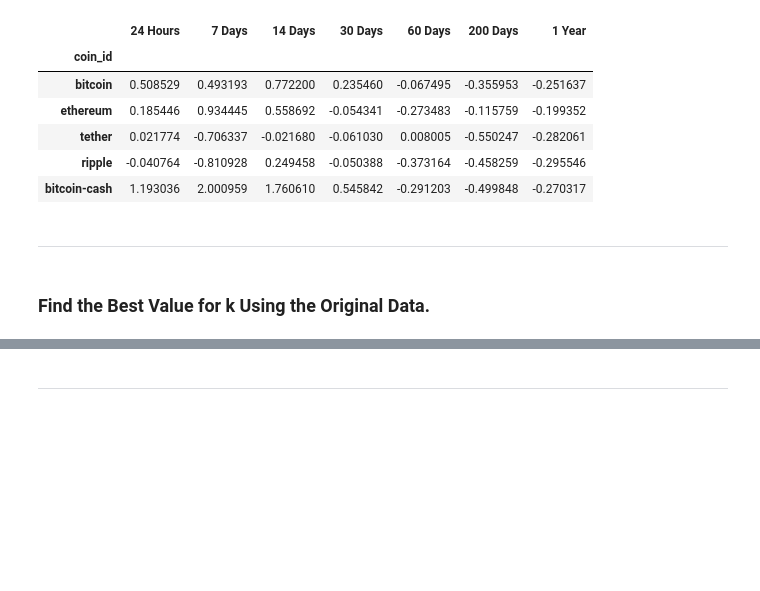
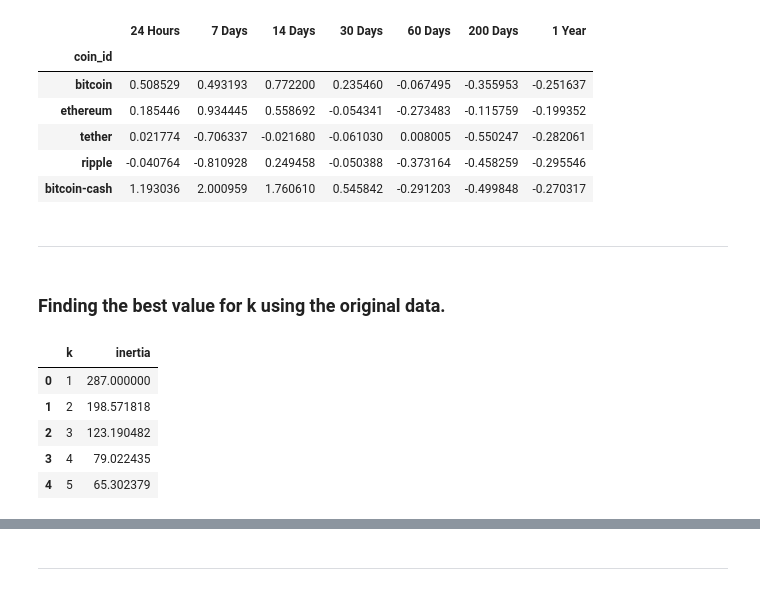
Before and after one commit to amdruggan/CryptoClustering, a Jupyter notebook: Crypto_Clustering.ipynb, the cells around one changed output, grey strips where cells are left out. Saved outputs shown, nothing was run; the diff lists cells and outputs as text; code cells hidden in the pictures; blank space fills up the shorter version.

```diff
--- a/Crypto_Clustering.ipynb
+++ b/Crypto_Clustering.ipynb
@@ -87,23 +90,39 @@ df_scaled_market_data.head()
 # %% [markdown]
 ---
 # %% [markdown]
-### Find the Best Value for k Using the Original Data.
+### Finding the best value for k using the original data.
 # %%
 # Create a list with the number of k-values from 1 to 11
+k = list(range(1, 11))
 # %%
 # Create an empty list to store the inertia values
-
+inertia_values = []
 
 # Create a for loop to compute the inertia with each possible value of k
 # Inside the loop:
 # 1. Create a KMeans model using the loop counter for the n_clusters
 # 2. Fit the model to the data using `df_market_data_scaled`
 # 3. Append the model.inertia_ to the inertia list
+for i in k:
+    model = KMeans(n_clusters=i, random_state=0)
+    model.fit(df_scaled_market_data)
+    inertia_values.append(model.inertia_)
 # %%
 # Create a dictionary with the data to plot the Elbow curve
-
+Elbow_curve_dict = {"k": k, "inertia": inertia_values}
 
 # Create a DataFrame with the data to plot the Elbow curve
+df_elbow_curve = pd.DataFrame(Elbow_curve_dict)
+# %%
+# Check the elbow curve dataframe
+df_elbow_curve.head()
+# %% [output]
+|  | k | inertia |
+| 0 | 1 | 287.000000 |
+| 1 | 2 | 198.571818 |
+| 2 | 3 | 123.190482 |
+| 3 | 4 | 79.022435 |
+| 4 | 5 | 65.302379 |
 # %%
 # Plot a line chart with all the inertia values computed with
 # the different values of k to visually identify the optimal value for k.
```
Also changed, not shown: parts of 30 cells of this notebook.
